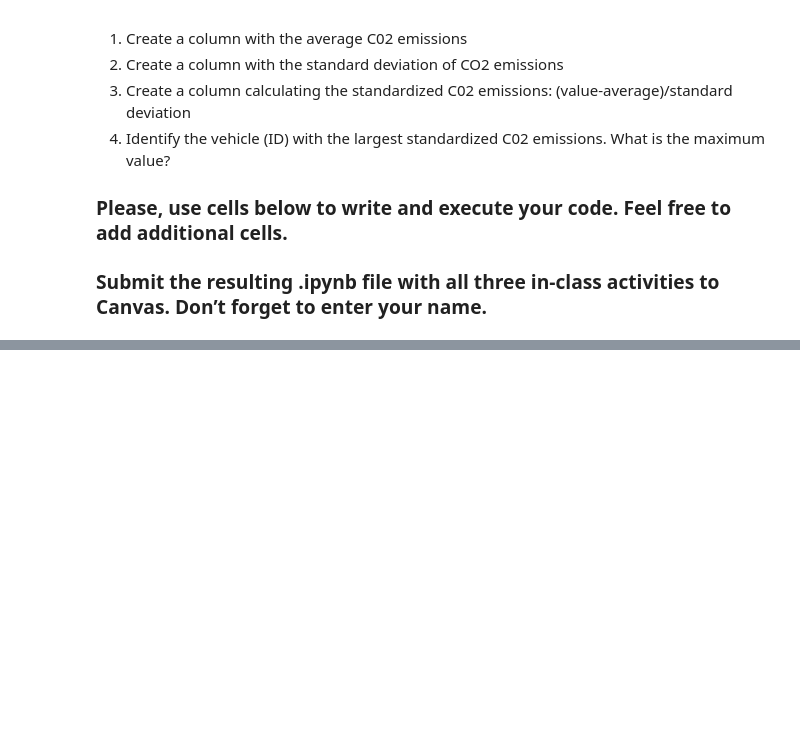
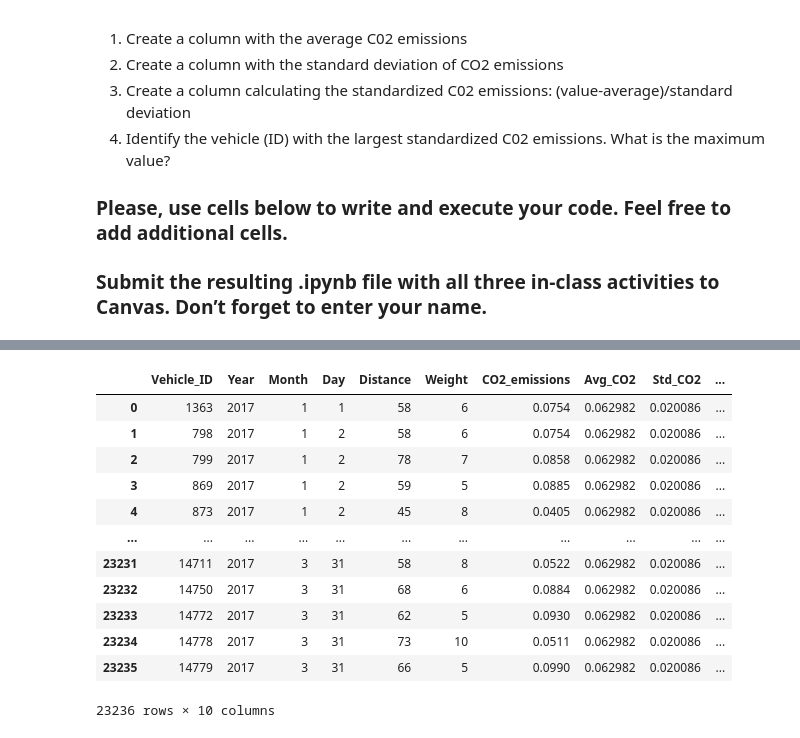
Before and after one commit to aaayala92/DataManagementWithPandas, a Jupyter notebook: Session2/session2_inclass (1).ipynb, the cells around one changed output, grey strips where cells are left out. Cells and saved outputs as stored; diff of their text form; code cells hidden in the pictures; blank space fills up the shorter version.

```diff
--- a/Session2/session2_inclass (1).ipynb
+++ b/Session2/session2_inclass (1).ipynb
@@ -42,3 +208,8 @@ Please enter your name in a cell below
 ### Submit the resulting .ipynb file with all three in-class activities to Canvas. Don’t forget to enter your name.
 # %%
 # write your code for in-class activity 3 here
+
+
+co2_2017 = pd.read_excel('CO2_emissions_2017.xlsx')
+
+co2_2017.info()
@@ -44,0 +231,4 @@ Please enter your name in a cell below
+# %%
+# 1. Create a column with the average C02 emissions
+co2_2017['Avg_CO2']=co2_2017['CO2_emissions'].mean()
+co2_2017
@@ -44,0 +249,19 @@ Please enter your name in a cell below
+# %%
+# 2. Create a column with the standard deviation of CO2 emissions
+
+co2_2017['Std_CO2']=co2_2017['CO2_emissions'].std()
+co2_2017
+# %% [output]
+|  | Vehicle_ID | Year | Month | Day | Distance | Weight | CO2_emissions | Avg_CO2 | Std_CO2 | ... |
+| 0 | 1363 | 2017 | 1 | 1 | 58 | 6 | 0.0754 | 0.062982 | 0.020086 | ... |
+| 1 | 798 | 2017 | 1 | 2 | 58 | 6 | 0.0754 | 0.062982 | 0.020086 | ... |
+| 2 | 799 | 2017 | 1 | 2 | 78 | 7 | 0.0858 | 0.062982 | 0.020086 | ... |
+| 3 | 869 | 2017 | 1 | 2 | 59 | 5 | 0.0885 | 0.062982 | 0.020086 | ... |
+| 4 | 873 | 2017 | 1 | 2 | 45 | 8 | 0.0405 | 0.062982 | 0.020086 | ... |
+| ... | ... | ... | ... | ... | ... | ... | ... | ... | ... | ... |
+| 23231 | 14711 | 2017 | 3 | 31 | 58 | 8 | 0.0522 | 0.062982 | 0.020086 | ... |
+| 23232 | 14750 | 2017 | 3 | 31 | 68 | 6 | 0.0884 | 0.062982 | 0.020086 | ... |
+| 23233 | 14772 | 2017 | 3 | 31 | 62 | 5 | 0.0930 | 0.062982 | 0.020086 | ... |
+| 23234 | 14778 | 2017 | 3 | 31 | 73 | 10 | 0.0511 | 0.062982 | 0.020086 | ... |
+| 23235 | 14779 | 2017 | 3 | 31 | 66 | 5 | 0.0990 | 0.062982 | 0.020086 | ... |
+23236 rows × 10 columns
```
Also changed, not shown: parts of 23 cells of this notebook, 3 other files.
